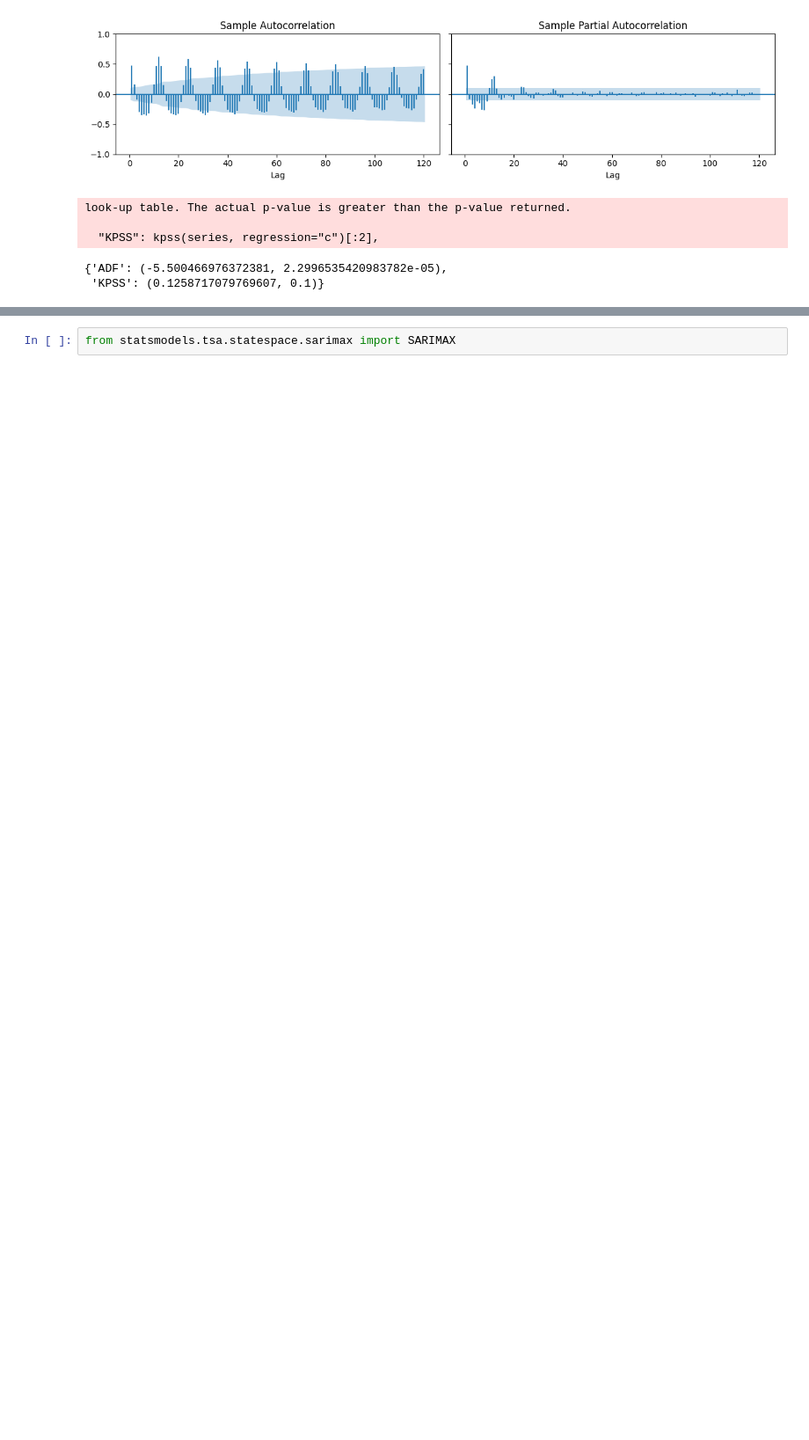
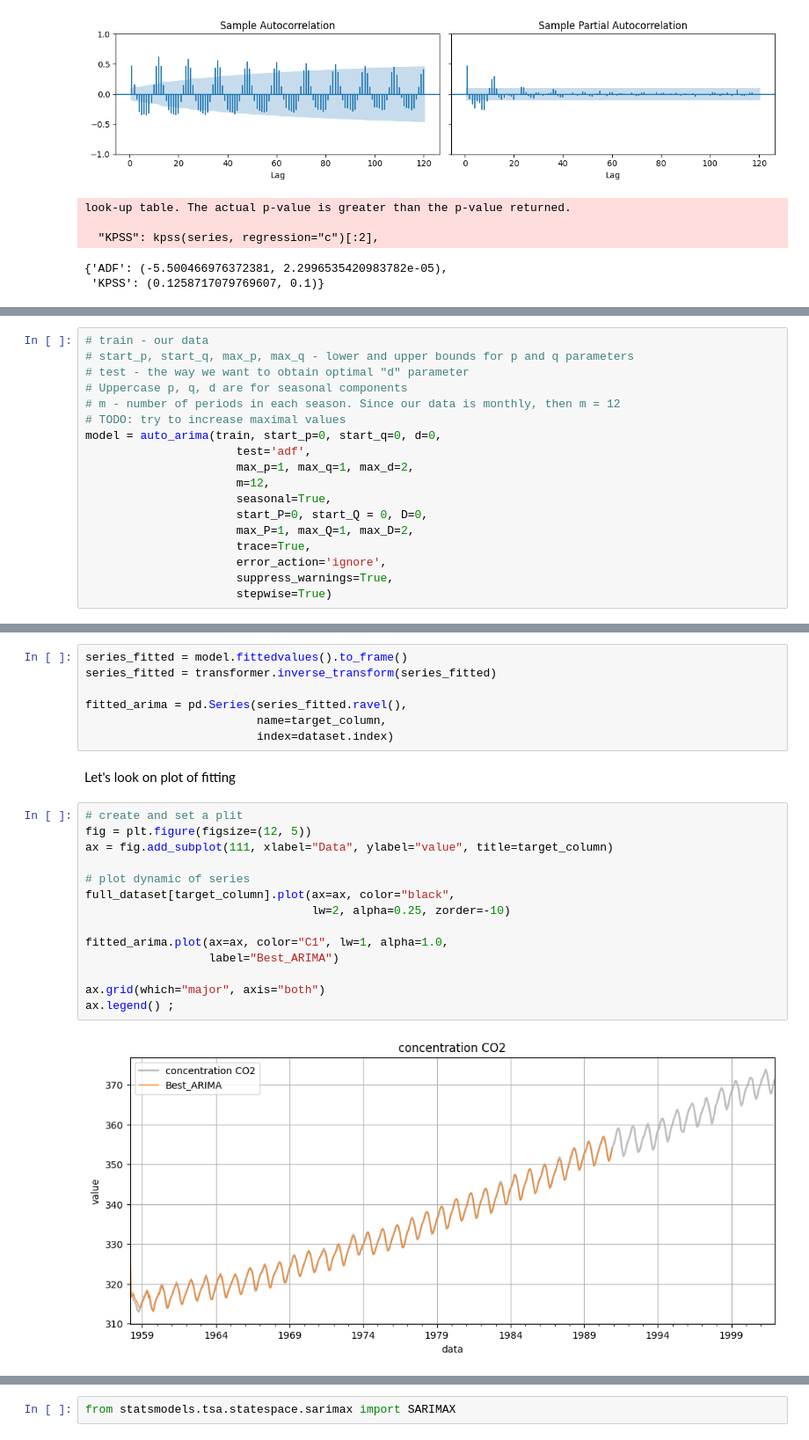
Before and after one commit to Astralex98/MOSD_2023, a Jupyter notebook: Seminar_3/Seminar_3.ipynb, the cells around one changed output, grey strips where cells are left out. Shown at 88% size. Saved outputs shown, nothing was run; the diff lists cells and outputs as text; blank space fills up the shorter version.

```diff
--- a/Seminar_3/Seminar_3.ipynb
+++ b/Seminar_3/Seminar_3.ipynb
@@ -549,0 +544,18 @@ The data seems to correlate with each other on a monthly basis, but also their l
+# %%
+# train - our data
+# start_p, start_q, max_p, max_q - lower and upper bounds for p and q parameters
+# test - the way we want to obtain optimal "d" parameter
+# Uppercase p, q, d are for seasonal components
+# m - number of periods in each season. Since our data is monthly, then m = 12
+# TODO: try to increase maximal values
+model = auto_arima(train, start_p=0, start_q=0, d=0,
+                      test='adf',
+                      max_p=1, max_q=1, max_d=2,
+                      m=12,
+                      seasonal=True,
+                      start_P=0, start_Q = 0, D=0,
+                      max_P=1, max_Q=1, max_D=2,
+                      trace=True,
+                      error_action='ignore',
+                      suppress_warnings=True,
+                      stepwise=True)
@@ -549,0 +609,25 @@ The data seems to correlate with each other on a monthly basis, but also their l
+# %%
+series_fitted = model.fittedvalues().to_frame()
+series_fitted = transformer.inverse_transform(series_fitted)
+
+fitted_arima = pd.Series(series_fitted.ravel(),
+                         name=target_column,
+                         index=dataset.index)
+# %% [markdown]
+Let's look on plot of fitting
+# %%
+# create and set a plit
+fig = plt.figure(figsize=(12, 5))
+ax = fig.add_subplot(111, xlabel="Data", ylabel="value", title=target_column)
+
+# plot dynamic of series
+full_dataset[target_column].plot(ax=ax, color="black",
+                                 lw=2, alpha=0.25, zorder=-10)
+
+fitted_arima.plot(ax=ax, color="C1", lw=1, alpha=1.0,
+                  label="Best_ARIMA")
+
+ax.grid(which="major", axis="both")
+ax.legend() ;
+# %% [output]
+[figure, added]
```
Also changed, not shown: parts of 51 cells of this notebook.
